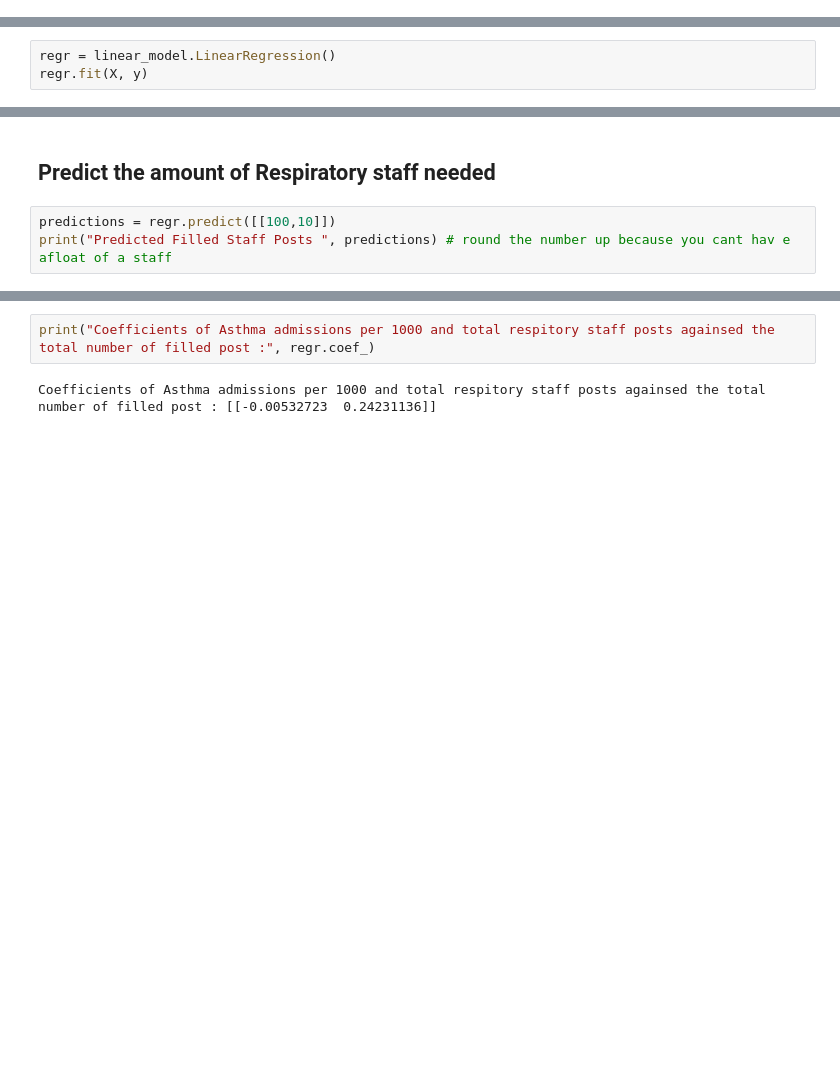
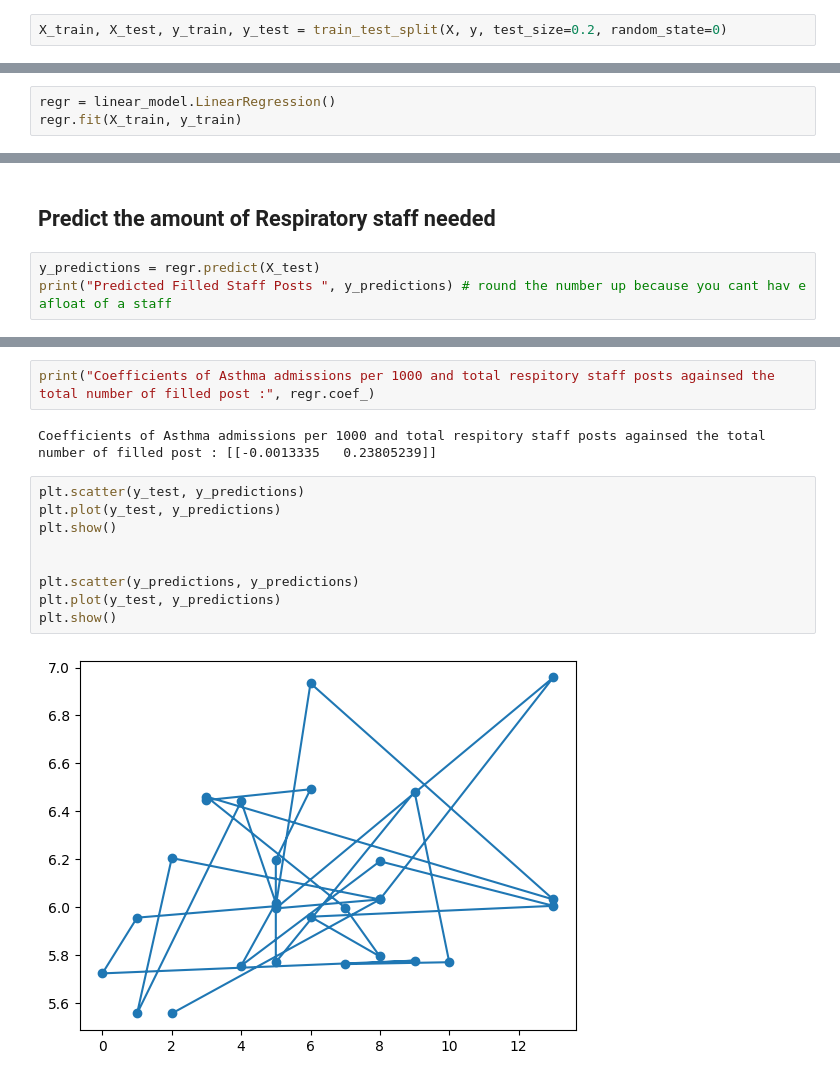
Before and after one commit to hannahannx/asthma-data-analysis, a Jupyter notebook: notebooks/data_model_visulaisation.ipynb, the cells around one changed output, grey strips where cells are left out. Saved outputs shown, nothing was run; the diff lists cells and outputs as text; blank space fills up the shorter version.

```diff
--- a/notebooks/data_model_visulaisation.ipynb
+++ b/notebooks/data_model_visulaisation.ipynb
@@ -21,13 +26,15 @@ y = df[["FY1/2 -Filled Respiratory Staff Posts"]]
+# %%
+X_train, X_test, y_train, y_test = train_test_split(X, y, test_size=0.2, random_state=0)
 # %% [markdown]
 ## Relationship
 # %%
 regr = linear_model.LinearRegression()
-regr.fit(X, y)
+regr.fit(X_train, y_train)
 # %% [output]
 LinearRegression()
 # %% [markdown]
 ## Predict the amount of Respiratory staff needed
 # %%
-predictions = regr.predict([[100,10]])
-print("Predicted Filled Staff Posts ", predictions) # round the number up because you cant hav e afloat of a staff
+y_predictions = regr.predict(X_test)
+print("Predicted Filled Staff Posts ", y_predictions) # round the number up because you cant hav e afloat of a staff
 # %% [output]
@@ -35,4 +58,15 @@ Predicted Filled Staff Posts  [[7.53642836]]
 # %%
 print("Coefficients of Asthma admissions per 1000 and total respitory staff posts againsed the total number of filled post :", regr.coef_)
 # %% [output]
-Coefficients of Asthma admissions per 1000 and total respitory staff posts againsed the total number of filled post : [[-0.00532723  0.24231136]]
+Coefficients of Asthma admissions per 1000 and total respitory staff posts againsed the total number of filled post : [[-0.0013335   0.23805239]]
+# %%
+plt.scatter(y_test, y_predictions)
+plt.plot(y_test, y_predictions)
+plt.show()
+
+
+plt.scatter(y_predictions, y_predictions)
+plt.plot(y_test, y_predictions)
+plt.show()
+# %% [output]
+[figure, added]
```
Also changed, not shown: parts of 4 cells of this notebook, 2 other files.
